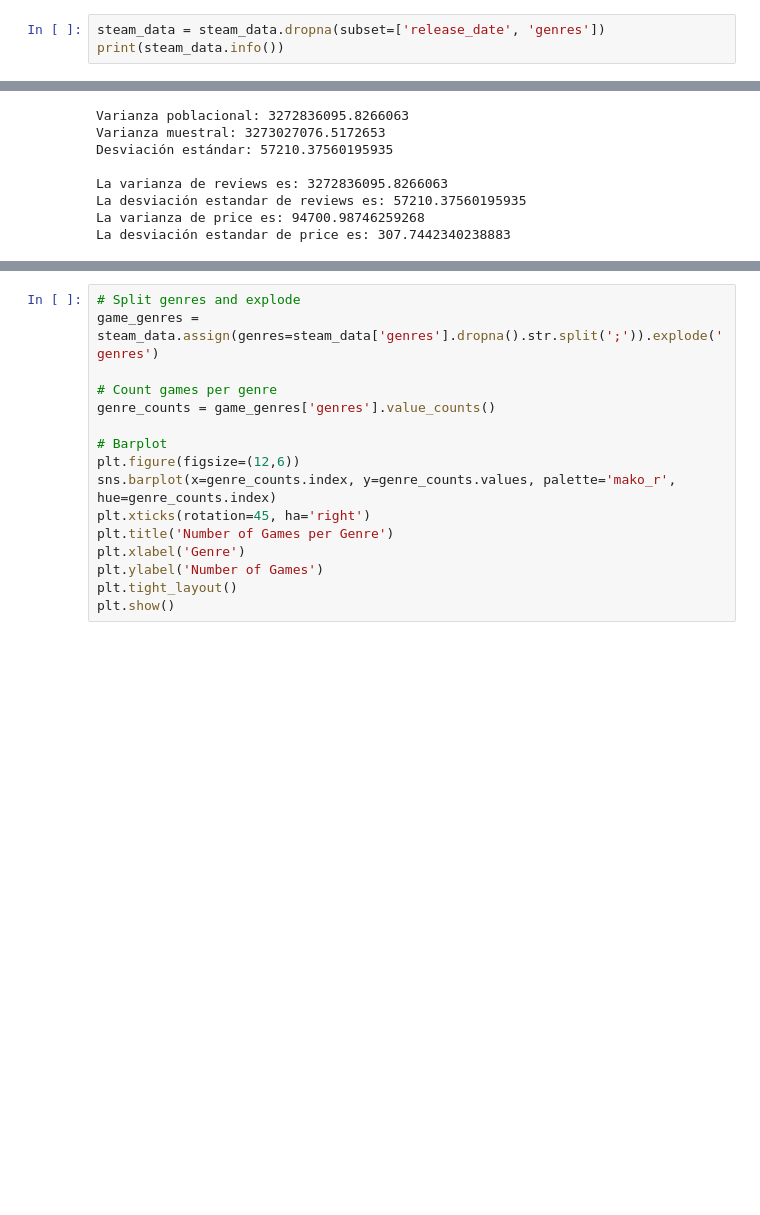
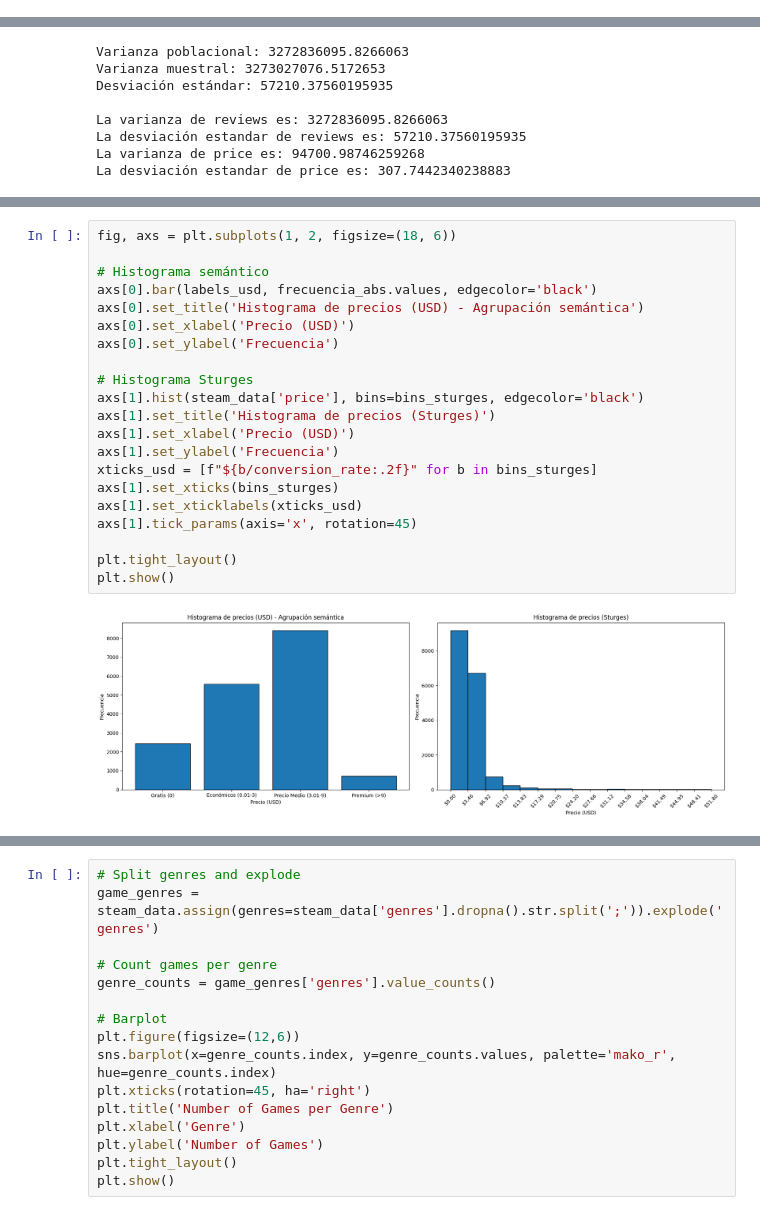
Before and after one commit to delav-dev/steam-pc-games-analysis, a Jupyter notebook: data_analysis.ipynb, the cells around one changed output, grey strips where cells are left out. Cells and saved outputs as stored; diff of their text form; blank space fills up the shorter version.

```diff
--- a/data_analysis.ipynb
+++ b/data_analysis.ipynb
@@ -228,6 +221,3 @@ steam_data[['release_date', 'genres']].head()
 | 7 | 2016-06-14 | Action |
 | 8 | 2013-03-25 | Action;Free to Play |
 | 9 | 2013-08-15 | Action;Free to Play;Massively Mul... |
-# %%
-steam_data = steam_data.dropna(subset=['release_date', 'genres'])
-print(steam_data.info())
@@ -382,0 +548,23 @@ La desviación estandar de price es: 307.7442340238883
+# %%
+fig, axs = plt.subplots(1, 2, figsize=(18, 6))
+
+# Histograma semántico
+axs[0].bar(labels_usd, frecuencia_abs.values, edgecolor='black')
+axs[0].set_title('Histograma de precios (USD) - Agrupación semántica')
+axs[0].set_xlabel('Precio (USD)')
+axs[0].set_ylabel('Frecuencia')
+
+# Histograma Sturges
+axs[1].hist(steam_data['price'], bins=bins_sturges, edgecolor='black')
+axs[1].set_title('Histograma de precios (Sturges)')
+axs[1].set_xlabel('Precio (USD)')
+axs[1].set_ylabel('Frecuencia')
+xticks_usd = [f"${b/conversion_rate:.2f}" for b in bins_sturges]
+axs[1].set_xticks(bins_sturges)
+axs[1].set_xticklabels(xticks_usd)
+axs[1].tick_params(axis='x', rotation=45)
+
+plt.tight_layout()
+plt.show()
+# %% [output]
+[figure, added]
```
Also changed, not shown: parts of 11 cells of this notebook.
